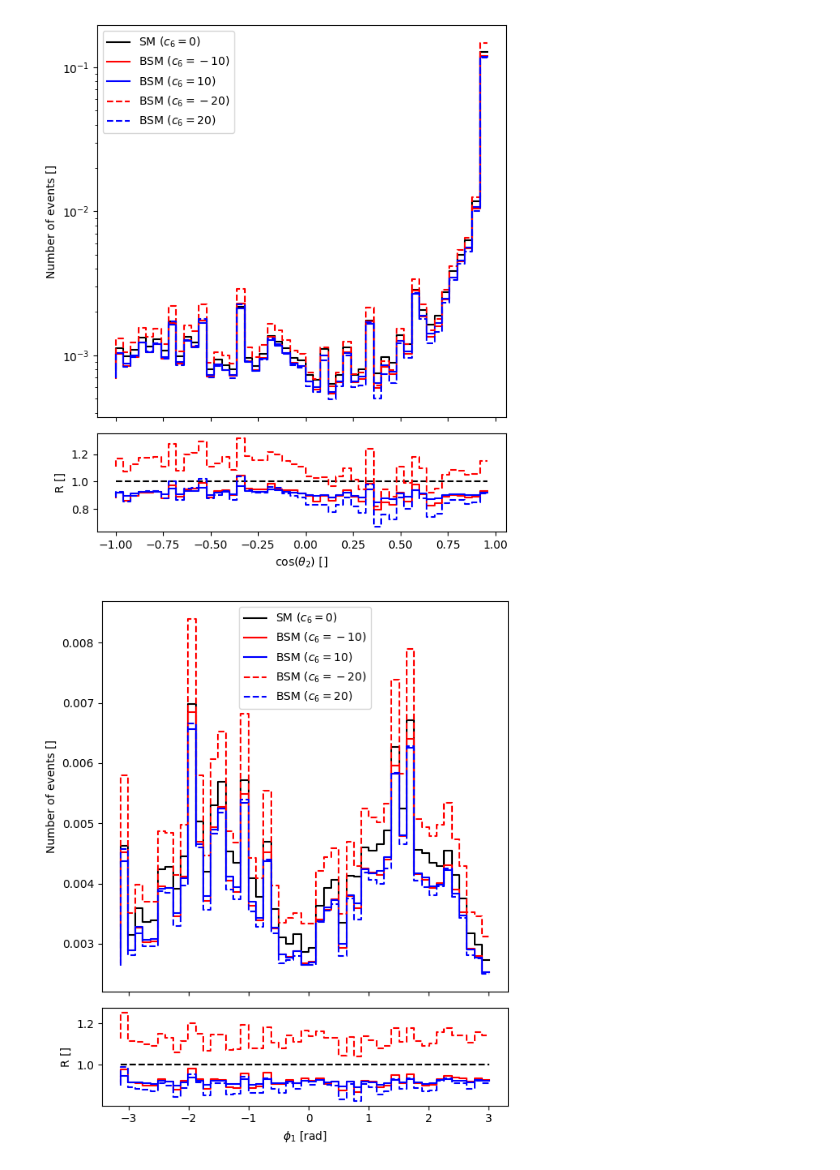
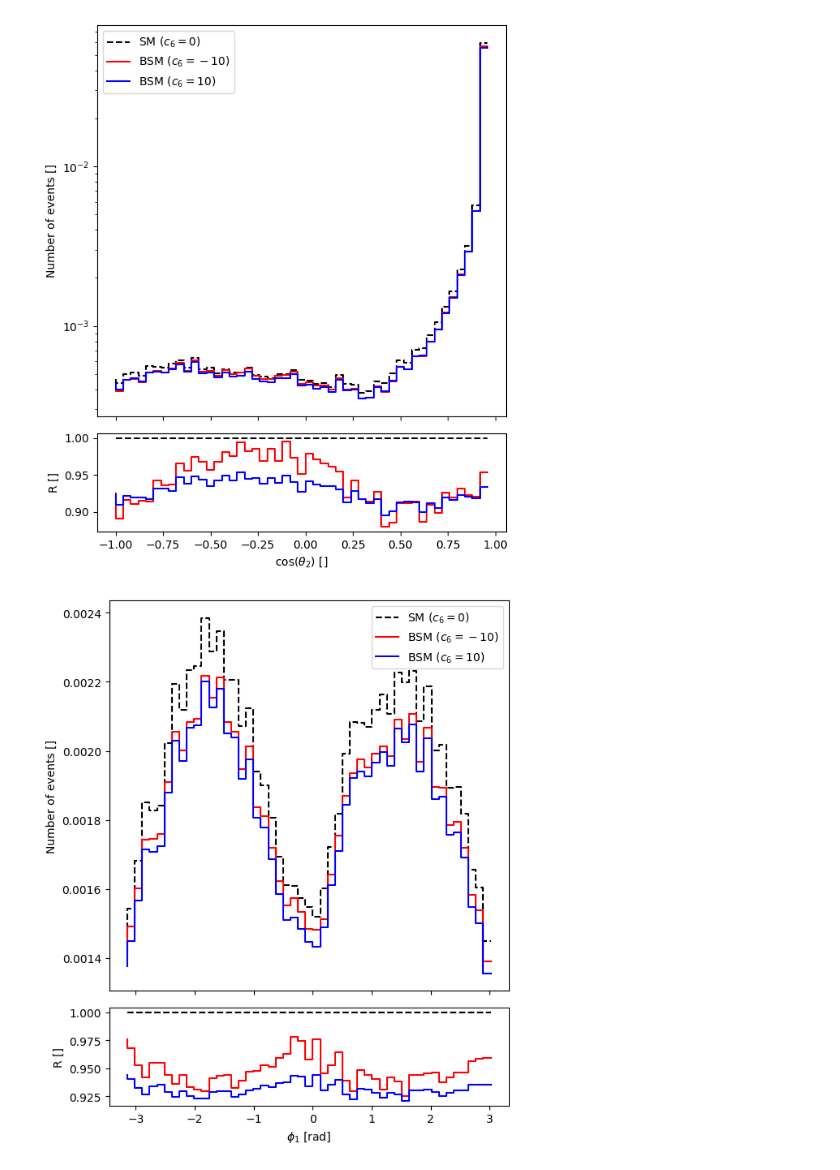
Before and after one commit to taehyounpark/higgs-offshell-interpretation, a Jupyter notebook: plot-angles.ipynb, the cells around one changed output. Drawn from its saved outputs; the diff is of its cells as text; code cells hidden in the pictures.

```diff
--- a/plot-angles.ipynb
+++ b/plot-angles.ipynb
@@ -16,11 +10,13 @@ sample = gghzz.Process(
+# %%
+sample = gghzz.Process(msq.Component.SIG, (0.1, SAMPLE_DIR + '/ggZZ2e2m_sig.csv', 100000))
 # %%
-z_chooser = zpair.ZPairChooser(bounds1=(50,115), bounds2=(50,115), algorithm='leastsquare')
+z_chooser = zpair.ZPairChooser(bounds1=(70,115), bounds2=(70,115), algorithm='leastsquare')
 l1_1, l2_1, l1_2, l2_2 = sample.events.filter(z_chooser)
 
-kinematics = angles.calculate(l1_1, l2_1, l1_2, l2_2)
+kinematics = angles.calculate_2(l1_1, l2_1, l1_2, l2_2)
 # %%
-c6_mod = c6.Modifier(amplitude_component = msq.Component.SIG, c6_values = [-5,-1,0,1,5])
-c6_weights, c6_prob = c6_mod.modify(sample=sample, c6=[-20,-10,10,20,30])
+mod_c6 = c6.Modifier(baseline = msq.Component.SIG, c6_values = [-5,-1,0,1,5])
+weights_c6, prob_c6 = mod_c6.modify(sample=sample, c6=[-10,10])
 # %%
 cth_str = kinematics[:,0]
 
@@ -112,34 +92,26 @@ cth2 = kinematics[:,2]
 
 BINS=50
 
-hist, bins = np.histogram(cth2, bins=BINS, range=(-1,1), weights=sample[msq.Component.SIG].weights)
-hist1, bins1 = np.histogram(cth2, bins=BINS, range=(-1,1), weights=c6_weights.T[1])
-hist2, bins2 = np.histogram(cth2, bins=BINS, range=(-1,1), weights=c6_weights.T[2])
-hist3, bins3 = np.histogram(cth2, bins=BINS, range=(-1,1), weights=c6_weights.T[0])
-hist4, bins4 = np.histogram(cth2, bins=BINS, range=(-1,1), weights=c6_weights.T[3])
+hist_sm, bins = np.histogram(cth2, bins=BINS, range=(-1,1), weights=sample[msq.Component.SIG].weights)
+hist_c6_1, bins = np.histogram(cth2, bins=BINS, range=(-1,1), weights=weights_c6.T[0])
+hist_c6_2, bins = np.histogram(cth2, bins=BINS, range=(-1,1), weights=weights_c6.T[1])
 
 fig, (ax1, ax2) = plt.subplots(2,1, gridspec_kw={'height_ratios': [4, 1]}, figsize=(6,7))
 
 ax1.set_xticklabels([])
 
-ax1.step(bins[:-1], hist, color='k', label=u'SM ($c_6=0$)')
-ax1.step(bins[:-1], hist1, color='r', label=u'BSM ($c_6=-10$)')
-ax1.step(bins[:-1], hist2, color='b', label=u'BSM ($c_6=10$)')
-
-ax1.step(bins[:-1], hist3, color='r', linestyle='--', label=u'BSM ($c_6=-20$)')
-ax1.step(bins[:-1], hist4, color='b', linestyle='--', label=u'BSM ($c_6=20$)')
+ax1.step(bins[:-1], hist_sm, color='k', linestyle='--', label=u'SM ($c_6=0$)')
+ax1.step(bins[:-1], hist_c6_1, color='r', label=u'BSM ($c_6=-10$)')
+ax1.step(bins[:-1], hist_c6_2, color='b', label=u'BSM ($c_6=10$)')
 
 ax1.set_ylabel('Number of events []')
 ax1.set_yscale('log')
 
 ax1.legend()
 
-ax2.step(bins[:-1], hist/hist, color='k', linestyle='--', label=u'SM ($c_6=0$)')
-ax2.step(bins[:-1], hist1/hist, color='r', label=u'BSM ($c_6=-10$)')
-ax2.step(bins[:-1], hist2/hist, color='b', label=u'BSM ($c_6=10$)')
-
-ax2.step(bins[:-1], hist3/hist, color='r', linestyle='--', label=u'BSM ($c_6=-20$)')
-ax2.step(bins[:-1], hist4/hist, color='b', linestyle='--', label=u'BSM ($c_6=20$)')
+ax2.step(bins[:-1], hist_sm/hist_sm, color='k', linestyle='--', label=u'SM ($c_6=0$)')
+ax2.step(bins[:-1], hist_c6_1/hist_sm, color='r', label=u'BSM ($c_6=-10$)')
+ax2.step(bins[:-1], hist_c6_2/hist_sm, color='b', label=u'BSM ($c_6=10$)')
 
 ax2.set_xlabel(u'$\mathrm{cos}(\\theta_2)$ []')
 ax2.set_ylabel('R []')
@@ -149,50 +121,42 @@ fig.tight_layout()
 
 plt.show()
 # %% [output]
-[figure, old version]
+[figure, new version]
 # %%
 phi1 = kinematics[:,3]
 
 BINS=50
 
-hist, bins = np.histogram(phi1, bins=BINS, range=(-np.pi,np.pi), weights=sample[msq.Component.SIG].weights)
-hist1, bins1 = np.histogram(phi1, bins=BINS, range=(-np.pi,np.pi), weights=c6_weights.T[1])
-hist2, bins2 = np.histogram(phi1, bins=BINS, range=(-np.pi,np.pi), weights=c6_weights.T[2])
-hist3, bins3 = np.histogram(phi1, bins=BINS, range=(-np.pi,np.pi), weights=c6_weights.T[0])
-hist4, bins4 = np.histogram(phi1, bins=BINS, range=(-np.pi,np.pi), weights=c6_weights.T[3])
+hist_sm, bins = np.histogram(phi1, bins=BINS, range=(-np.pi,np.pi), weights=sample[msq.Component.SIG].weights)
+hist_c6_1, bins1 = np.histogram(phi1, bins=BINS, range=(-np.pi,np.pi), weights=weights_c6.T[0])
+hist_c6_2, bins2 = np.histogram(phi1, bins=BINS, range=(-np.pi,np.pi), weights=weights_c6.T[1])
 
 fig, (ax1, ax2) = plt.subplots(2,1, gridspec_kw={'height_ratios': [4, 1]}, figsize=(6,7))
 
 ax1.set_xticklabels([])
 
-ax1.step(bins[:-1], hist, color='k', label=u'SM ($c_6=0$)')
-ax1.step(bins[:-1], hist1, color='r', label=u'BSM ($c_6=-10$)')
-ax1.step(bins[:-1], hist2, color='b', label=u'BSM ($c_6=10$)')
-
-ax1.step(bins[:-1], hist3, color='r', linestyle='--', label=u'BSM ($c_6=-20$)')
-ax1.step(bins[:-1], hist4, color='b', linestyle='--', label=u'BSM ($c_6=20$)')
+ax1.step(bins[:-1], hist_sm, color='k', linestyle='--', label=u'SM ($c_6=0$)')
+ax1.step(bins[:-1], hist_c6_1, color='r', label=u'BSM ($c_6=-10$)')
+ax1.step(bins[:-1], hist_c6_2, color='b', label=u'BSM ($c_6=10$)')
 
 ax1.set_ylabel('Number of events []')
 #ax1.set_yscale('log')
 
 ax1.legend()
 
-ax2.step(bins[:-1], hist/hist, color='k', linestyle='--', label=u'SM ($c_6=0$)')
-ax2.step(bins[:-1], hist1/hist, color='r', label=u'BSM ($c_6=-10$)')
-ax2.step(bins[:-1], hist2/hist, color='b', label=u'BSM ($c_6=10$)')
-
-ax2.step(bins[:-1], hist3/hist, color='r', linestyle='--', label=u'BSM ($c_6=-20$)')
-ax2.step(bins[:-1], hist4/hist, color='b', linestyle='--', label=u'BSM ($c_6=20$)')
+ax2.step(bins[:-1], hist_sm/hist_sm, color='k', linestyle='--', label=u'SM ($c_6=0$)')
+ax2.step(bins[:-1], hist_c6_1/hist_sm, color='r', label=u'BSM ($c_6=-10$)')
+ax2.step(bins[:-1], hist_c6_2/hist_sm, color='b', label=u'BSM ($c_6=10$)')
 
 ax2.set_xlabel(u'$\phi_1$ [rad]')
 ax2.set_ylabel('R []')
 #ax2.set_ybound(0.99,1.02)
 
 fig.tight_layout()
 
 plt.show()
 # %% [output]
-[figure, old version]
+[figure, new version]
 # %%
 phi = kinematics[:,4]
 
```
Also changed, not shown: parts of 14 cells of this notebook, 3 other files.
